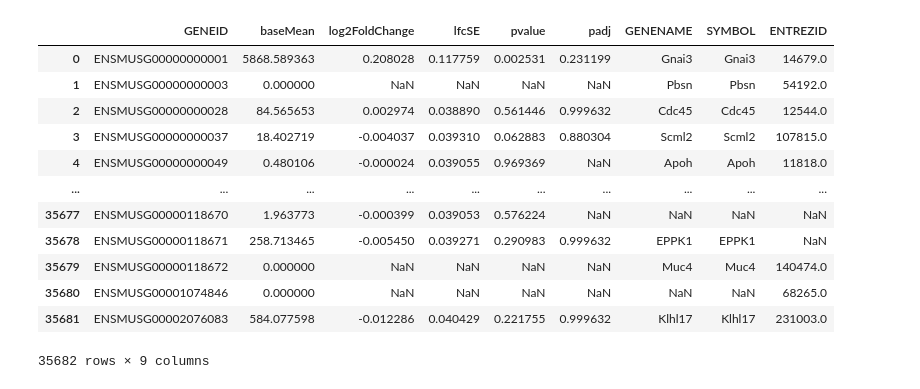
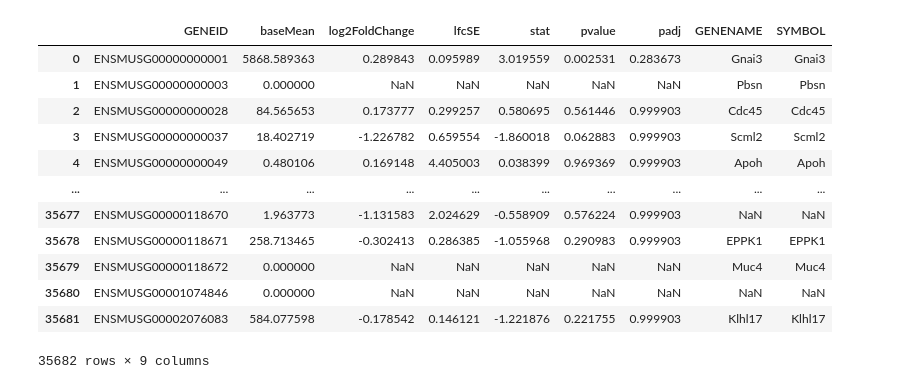
Before and after one commit to dhoangan/Cacna1hKO, a Jupyter notebook: RNASeq/5b_analysis_DESeq2_male_only/RNASeq_analysis_DEG_shrink.ipynb, the cells around one changed output. Saved outputs shown, nothing was run; the diff lists cells and outputs as text; code cells hidden in the pictures.

Commit message:
RNAseq analysis male/female
Finalized RNAseq analysis male/female

```diff
--- a/RNASeq/5b_analysis_DESeq2_male_only/RNASeq_analysis_DEG_shrink.ipynb
+++ b/RNASeq/5b_analysis_DESeq2_male_only/RNASeq_analysis_DEG_shrink.ipynb
@@ -26,24 +26,24 @@ pd.set_option('display.max_columns', 25)
 #pd.set_option('format.precision', 2)
 # %%
 # load results table from R DESeq analysis (gene-level, LFC shrinkage)
-results_genes=pd.read_csv("shrink_Anno_male_only_231212.csv")
+results_genes=pd.read_csv("gene_resAnno_only_male_231220.csv")
 results_genes.rename(columns={"Unnamed: 0": "GENEID"}, inplace = True)
 
 results_genes#.dropna(axis=0, subset=["SYMBOL"])
 results_genes #all GENEIDs are unique
 # %% [output]
-|  | GENEID | baseMean | log2FoldChange | lfcSE | pvalue | padj | GENENAME | SYMBOL | ENTREZID |
-| 0 | ENSMUSG00000000001 | 5868.589363 | 0.208028 | 0.117759 | 0.002531 | 0.231199 | Gnai3 | Gnai3 | 14679.0 |
-| 1 | ENSMUSG00000000003 | 0.000000 | NaN | NaN | NaN | NaN | Pbsn | Pbsn | 54192.0 |
-| 2 | ENSMUSG00000000028 | 84.565653 | 0.002974 | 0.038890 | 0.561446 | 0.999632 | Cdc45 | Cdc45 | 12544.0 |
-| 3 | ENSMUSG00000000037 | 18.402719 | -0.004037 | 0.039310 | 0.062883 | 0.880304 | Scml2 | Scml2 | 107815.0 |
-| 4 | ENSMUSG00000000049 | 0.480106 | -0.000024 | 0.039055 | 0.969369 | NaN | Apoh | Apoh | 11818.0 |
+|  | GENEID | baseMean | log2FoldChange | lfcSE | stat | pvalue | padj | GENENAME | SYMBOL |
+| 0 | ENSMUSG00000000001 | 5868.589363 | 0.289843 | 0.095989 | 3.019559 | 0.002531 | 0.283673 | Gnai3 | Gnai3 |
+| 1 | ENSMUSG00000000003 | 0.000000 | NaN | NaN | NaN | NaN | NaN | Pbsn | Pbsn |
+| 2 | ENSMUSG00000000028 | 84.565653 | 0.173777 | 0.299257 | 0.580695 | 0.561446 | 0.999903 | Cdc45 | Cdc45 |
+| 3 | ENSMUSG00000000037 | 18.402719 | -1.226782 | 0.659554 | -1.860018 | 0.062883 | 0.999903 | Scml2 | Scml2 |
+| 4 | ENSMUSG00000000049 | 0.480106 | 0.169148 | 4.405003 | 0.038399 | 0.969369 | 0.999903 | Apoh | Apoh |
 | ... | ... | ... | ... | ... | ... | ... | ... | ... | ... |
-| 35677 | ENSMUSG00000118670 | 1.963773 | -0.000399 | 0.039053 | 0.576224 | NaN | NaN | NaN | NaN |
-| 35678 | ENSMUSG00000118671 | 258.713465 | -0.005450 | 0.039271 | 0.290983 | 0.999632 | EPPK1 | EPPK1 | NaN |
-| 35679 | ENSMUSG00000118672 | 0.000000 | NaN | NaN | NaN | NaN | Muc4 | Muc4 | 140474.0 |
-| 35680 | ENSMUSG00001074846 | 0.000000 | NaN | NaN | NaN | NaN | NaN | NaN | 68265.0 |
-| 35681 | ENSMUSG00002076083 | 584.077598 | -0.012286 | 0.040429 | 0.221755 | 0.999632 | Klhl17 | Klhl17 | 231003.0 |
+| 35677 | ENSMUSG00000118670 | 1.963773 | -1.131583 | 2.024629 | -0.558909 | 0.576224 | 0.999903 | NaN | NaN |
+| 35678 | ENSMUSG00000118671 | 258.713465 | -0.302413 | 0.286385 | -1.055968 | 0.290983 | 0.999903 | EPPK1 | EPPK1 |
+| 35679 | ENSMUSG00000118672 | 0.000000 | NaN | NaN | NaN | NaN | NaN | Muc4 | Muc4 |
+| 35680 | ENSMUSG00001074846 | 0.000000 | NaN | NaN | NaN | NaN | NaN | NaN | NaN |
+| 35681 | ENSMUSG00002076083 | 584.077598 | -0.178542 | 0.146121 | -1.221876 | 0.221755 | 0.999903 | Klhl17 | Klhl17 |
 35682 rows × 9 columns
 # %%
 #formatting
```
Also changed, not shown: parts of 6 cells of this notebook, 14 other files.
